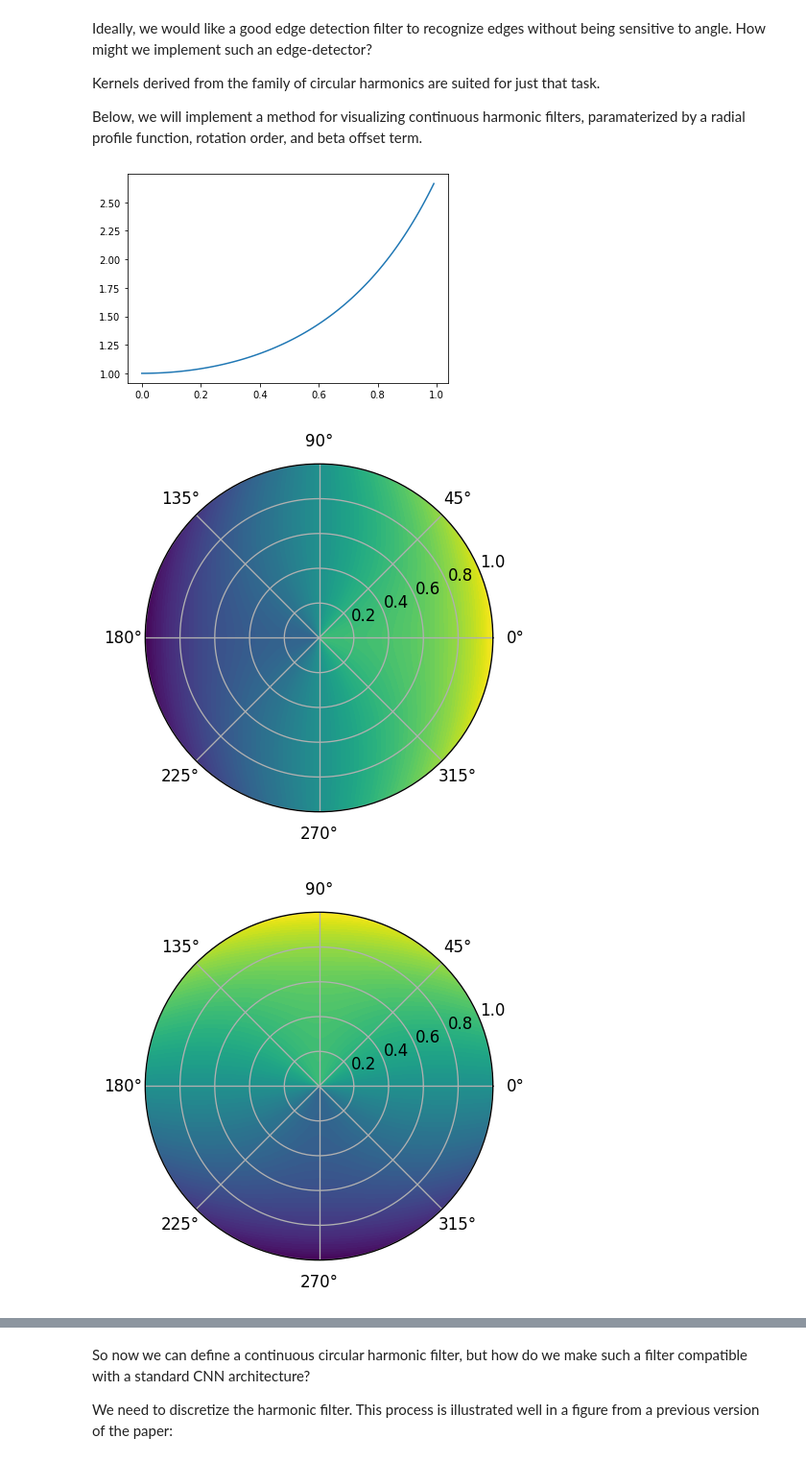
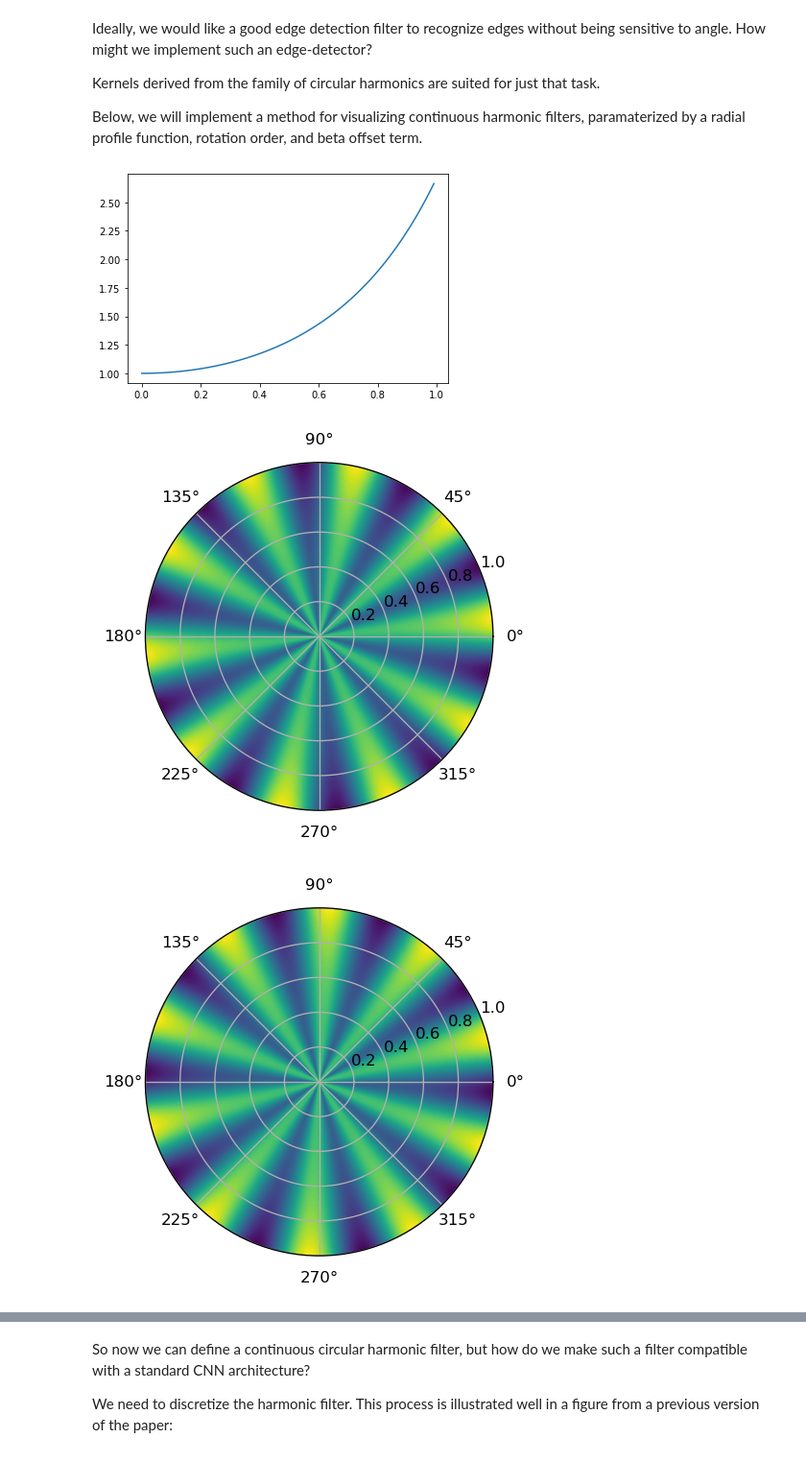
Before and after one commit to UMT-CSCI-591-Deep-Learning-2022/HNET_exercises, a Jupyter notebook: HNET.ipynb, the cells around one changed output, grey strips where cells are left out. Shown at 96% size. Drawn from its saved outputs; the diff is of its cells as text; code cells hidden in the pictures.

```diff
--- a/HNET.ipynb
+++ b/HNET.ipynb
@@ -89,31 +91,31 @@ Below, we will implement a method for visualizing continuous harmonic filters, p
 # %%
 def visualize_polar_filter(radial_profile, order, offset):
   rlist=np.arange(0,1.01,0.01)
   thetalist = np.arange(0, 2*np.pi, np.pi/400)
   rmesh, thetamesh = np.meshgrid(rlist, thetalist)
 
   # TODO: What functions 'f' should be in the list below?
   # HINT: Think Euler's identity
-  for f in [None, None]:
+  for f in [np.cos, np.sin]:
     full_function = f(order*thetamesh - offset)*radial_profile(rmesh)
 
     fig,ax = plt.subplots(dpi=120,subplot_kw=dict(projection='polar'))
     ax.contourf(thetamesh,rmesh,full_function,100)
     plt.show()
 
 def visualize_radial_profile(f):
   X = np.arange(0,1,0.01)
   y = [f(x) for x in X]
   plt.plot(X,y)
 
 def R(r):
   return np.e**(r**2)
 
 visualize_radial_profile(R)
-visualize_polar_filter(R, 1, 0)
+visualize_polar_filter(R, 10, 1)
 # %% [output]
 [figure]
-[figure, old version]
+[figure, new version]
-[figure, old version]
+[figure, new version]
 # %% [markdown]
 **Activity: Generate various harmonic filters with different radial profiles, rotation orders, and beta offset values. How do each of these elements affect the resulting harmonic filter?**
```
Also changed, not shown: parts of 7 cells of this notebook.
